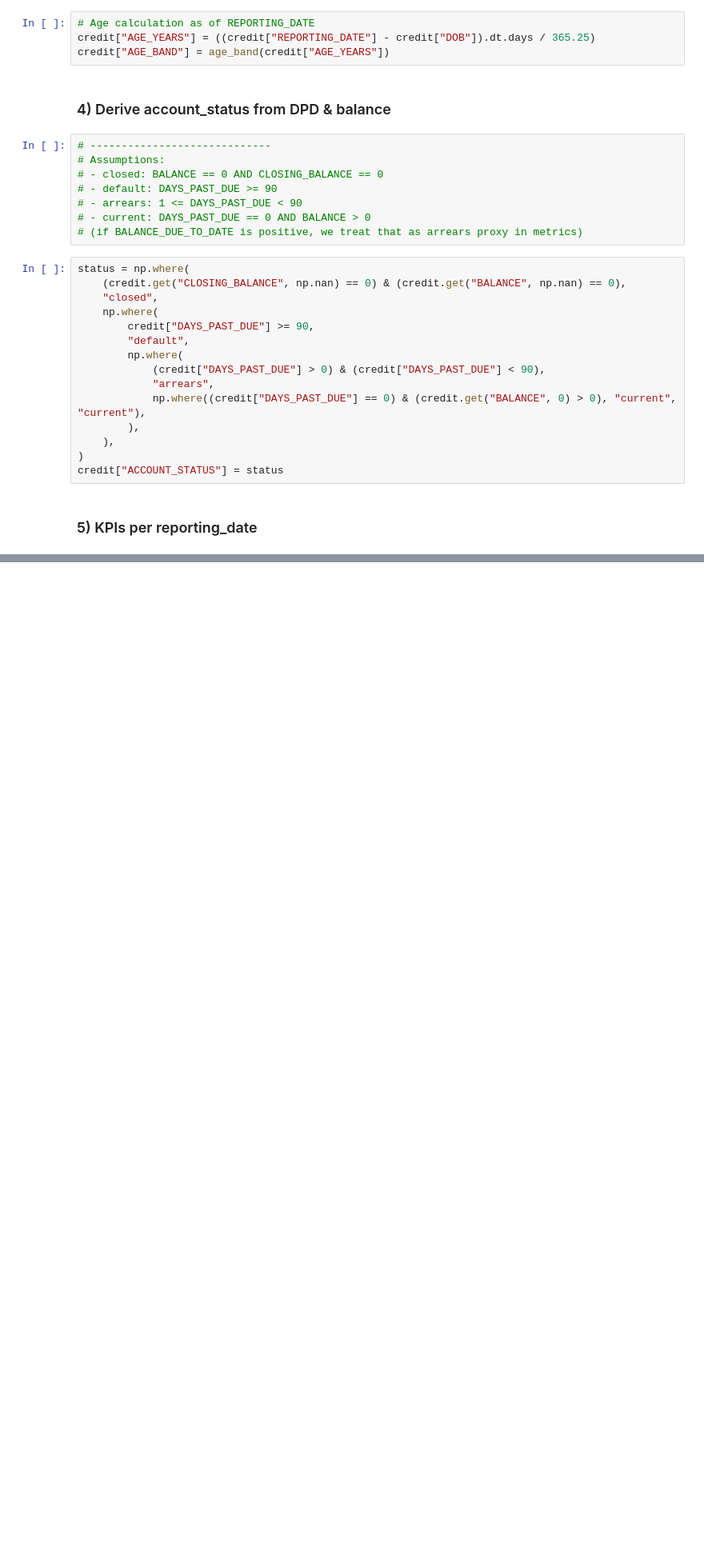
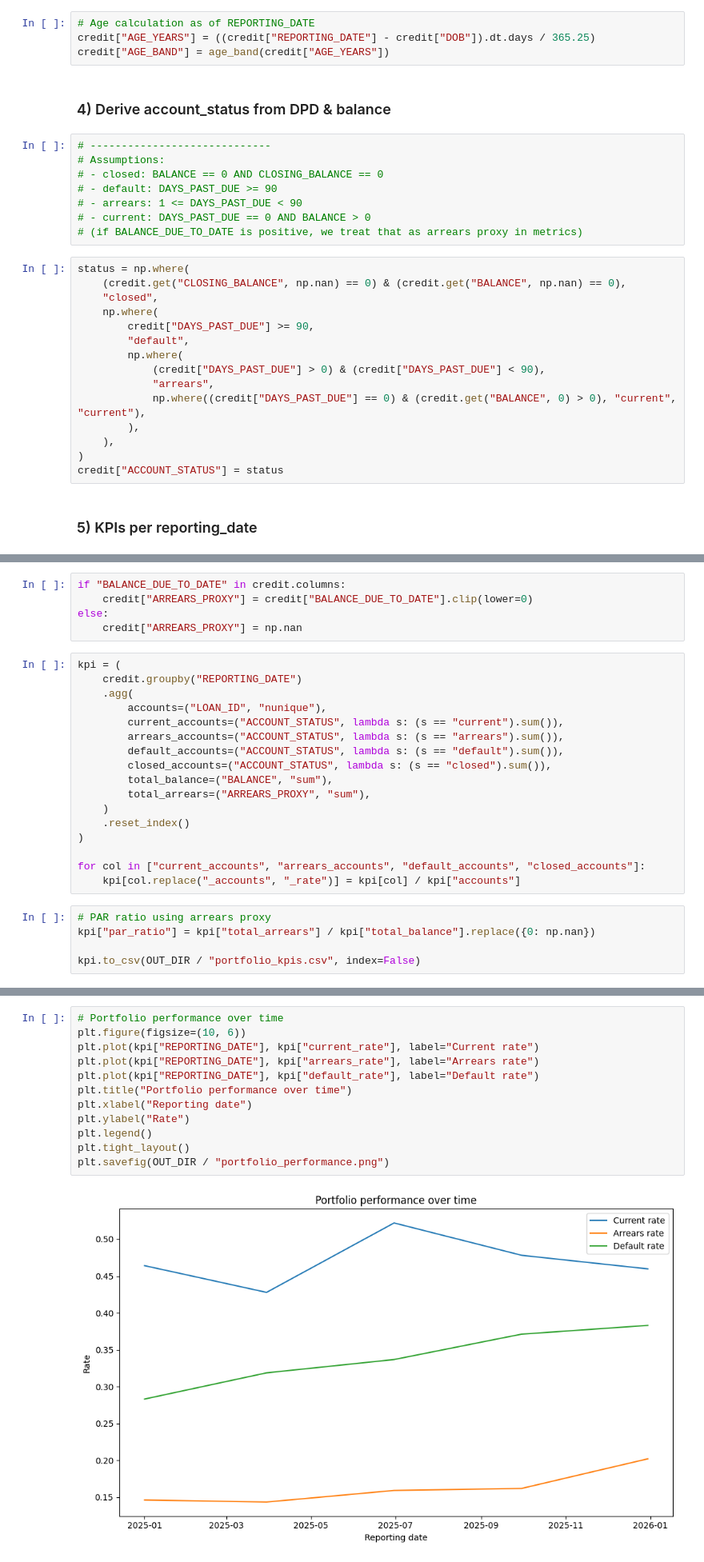
Before and after one commit to Alexwizard92/mophones, a Jupyter notebook: Mophones.ipynb, the cells around one changed output, grey strips where cells are left out. Shown at 80% size. Cells and saved outputs as stored; diff of their text form; blank space fills up the shorter version.

```diff
--- a/Mophones.ipynb
+++ b/Mophones.ipynb
@@ -197,0 +198,27 @@ credit["ACCOUNT_STATUS"] = status
+# %%
+if "BALANCE_DUE_TO_DATE" in credit.columns:
+    credit["ARREARS_PROXY"] = credit["BALANCE_DUE_TO_DATE"].clip(lower=0)
+else:
+    credit["ARREARS_PROXY"] = np.nan
+# %%
+kpi = (
+    credit.groupby("REPORTING_DATE")
+    .agg(
+        accounts=("LOAN_ID", "nunique"),
+        current_accounts=("ACCOUNT_STATUS", lambda s: (s == "current").sum()),
+        arrears_accounts=("ACCOUNT_STATUS", lambda s: (s == "arrears").sum()),
+        default_accounts=("ACCOUNT_STATUS", lambda s: (s == "default").sum()),
+        closed_accounts=("ACCOUNT_STATUS", lambda s: (s == "closed").sum()),
+        total_balance=("BALANCE", "sum"),
+        total_arrears=("ARREARS_PROXY", "sum"),
+    )
+    .reset_index()
+)
+
+for col in ["current_accounts", "arrears_accounts", "default_accounts", "closed_accounts"]:
+    kpi[col.replace("_accounts", "_rate")] = kpi[col] / kpi["accounts"]
+# %%
+# PAR ratio using arrears proxy
+kpi["par_ratio"] = kpi["total_arrears"] / kpi["total_balance"].replace({0: np.nan})
+
+kpi.to_csv(OUT_DIR / "portfolio_kpis.csv", index=False)
@@ -197,0 +329,14 @@ credit["ACCOUNT_STATUS"] = status
+# %%
+# Portfolio performance over time
+plt.figure(figsize=(10, 6))
+plt.plot(kpi["REPORTING_DATE"], kpi["current_rate"], label="Current rate")
+plt.plot(kpi["REPORTING_DATE"], kpi["arrears_rate"], label="Arrears rate")
+plt.plot(kpi["REPORTING_DATE"], kpi["default_rate"], label="Default rate")
+plt.title("Portfolio performance over time")
+plt.xlabel("Reporting date")
+plt.ylabel("Rate")
+plt.legend()
+plt.tight_layout()
+plt.savefig(OUT_DIR / "portfolio_performance.png")
+# %% [output]
+[figure, added]
```
Also changed, not shown: parts of 23 cells of this notebook, 6 other files.
